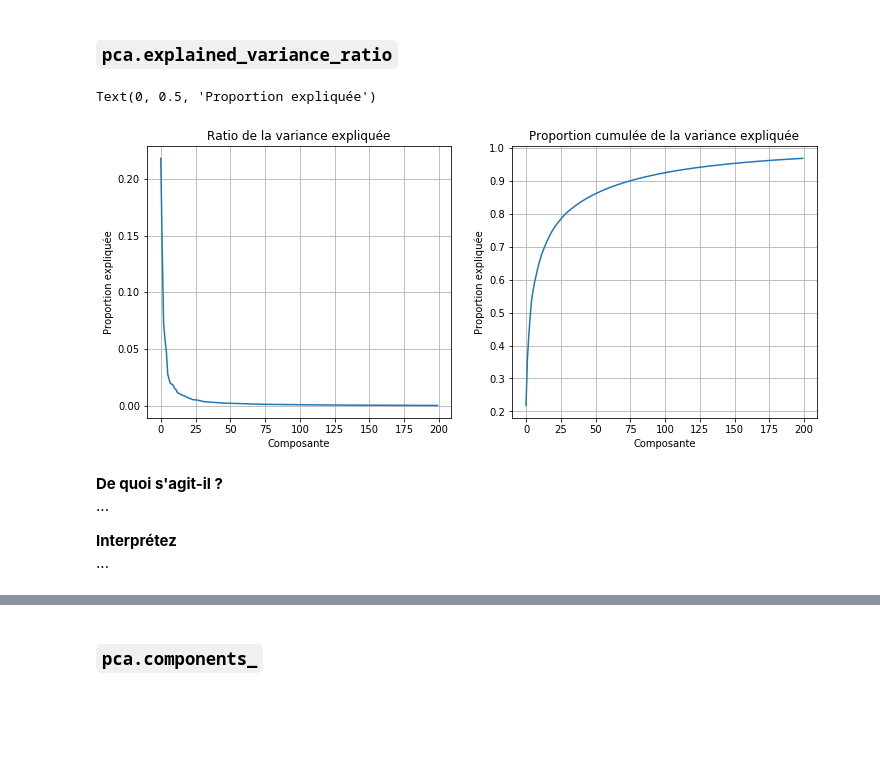
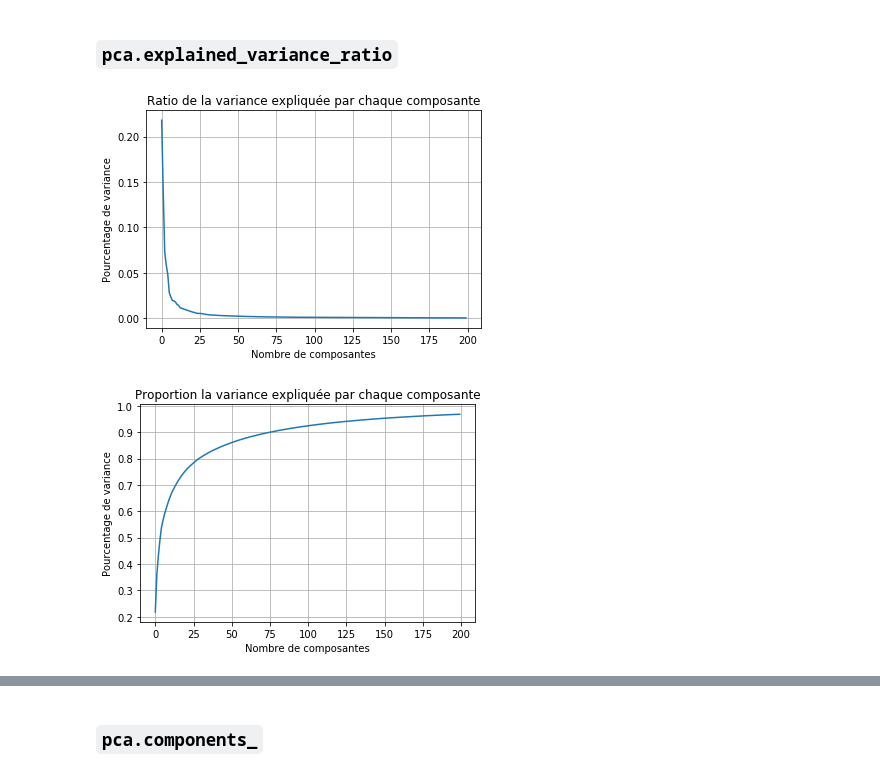
Before and after one commit to campusplage/compte-rendus-martin_elatrache, a Jupyter notebook: Copie_de_TP2_sklearn.ipynb, the cells around one changed output, grey strips where cells are left out. Saved outputs shown, nothing was run; the diff lists cells and outputs as text; code cells hidden in the pictures; blank space fills up the shorter version.

```diff
--- a/Copie_de_TP2_sklearn.ipynb
+++ b/Copie_de_TP2_sklearn.ipynb
@@ -326,15 +341,24 @@ Dans cette section, vous allez étudier certains paramètres appris par l'ACP, l
 >   concentrez vous sur l'essentiel: je ne noterai __PAS__ la quantité.
 # %% [markdown]
 ### `pca.explained_variance_ratio`
-# %%
-# Affichage de pca.explained_variance_ratio_, ainsi que de pca.explained_variance_ratio_.cumsum()
-...
-# %% [output]
-Text(0, 0.5, 'Proportion expliquée')
-[figure, removed]
-# %% [markdown]
-__De quoi s'agit-il ?__
-...
-
-__Interprétez__
-...
+# %%
+# Affichage de pca.explained_variance_ratio_, ainsi que de pca.explained_variance_ratio_.cumsum()
+import matplotlib.pyplot as plt
+
+plt.plot(pca.explained_variance_ratio_)
+plt.title("Ratio de la variance expliquée par chaque composante")
+plt.xlabel("Nombre de composantes")
+plt.ylabel("Pourcentage de variance")
+plt.grid()
+plt.show()
+# %% [output]
+[figure, added]
+# %%
+plt.plot(pca.explained_variance_ratio_.cumsum())
+plt.title("Proportion de la variance expliquée par chaque composante")
+plt.xlabel("Nombre de composantes")
+plt.ylabel("Pourcentage de variance")
+plt.grid()
+plt.show()
+# %% [output]
+[figure, added]
```
Also changed, not shown: parts of 19 cells of this notebook.
